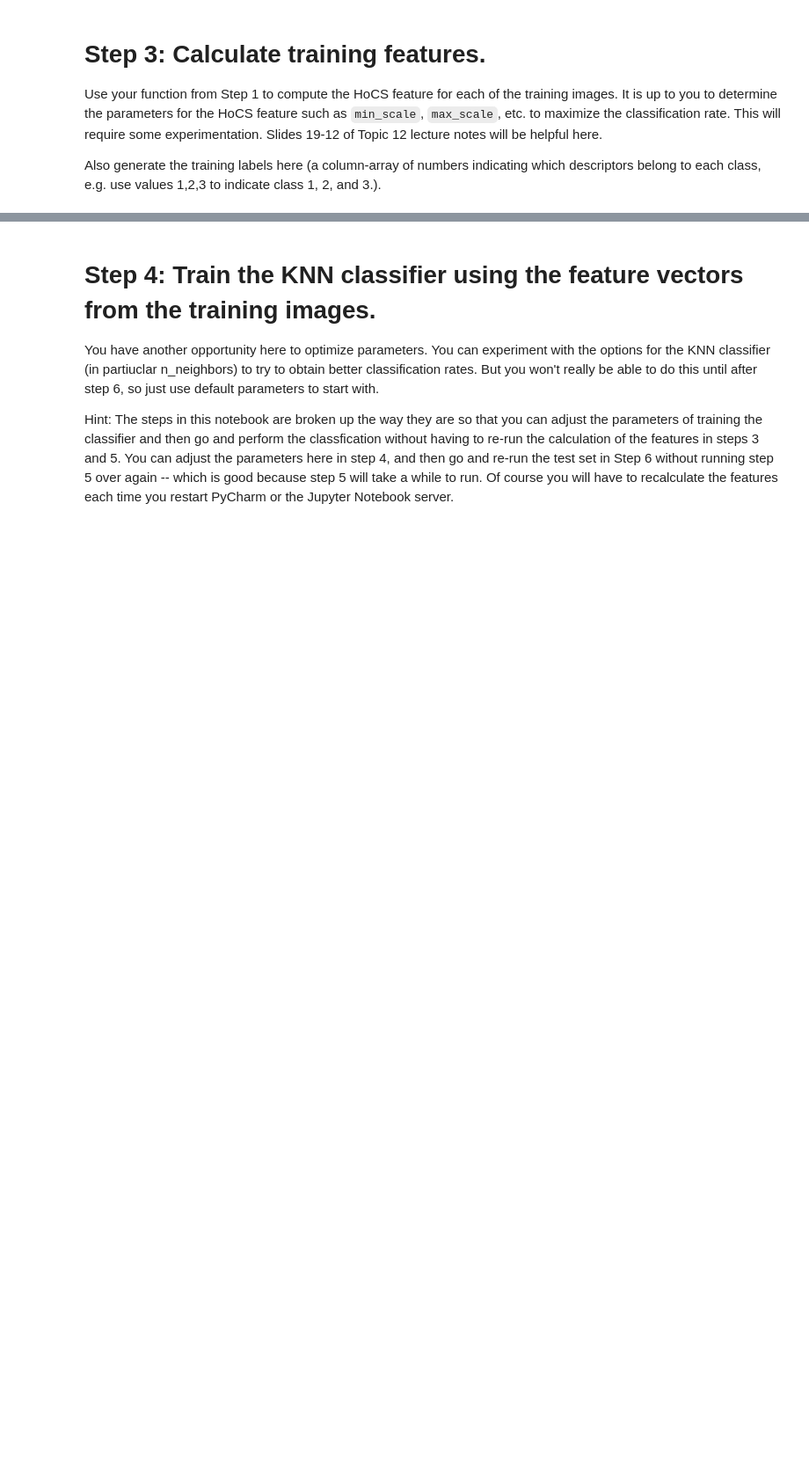
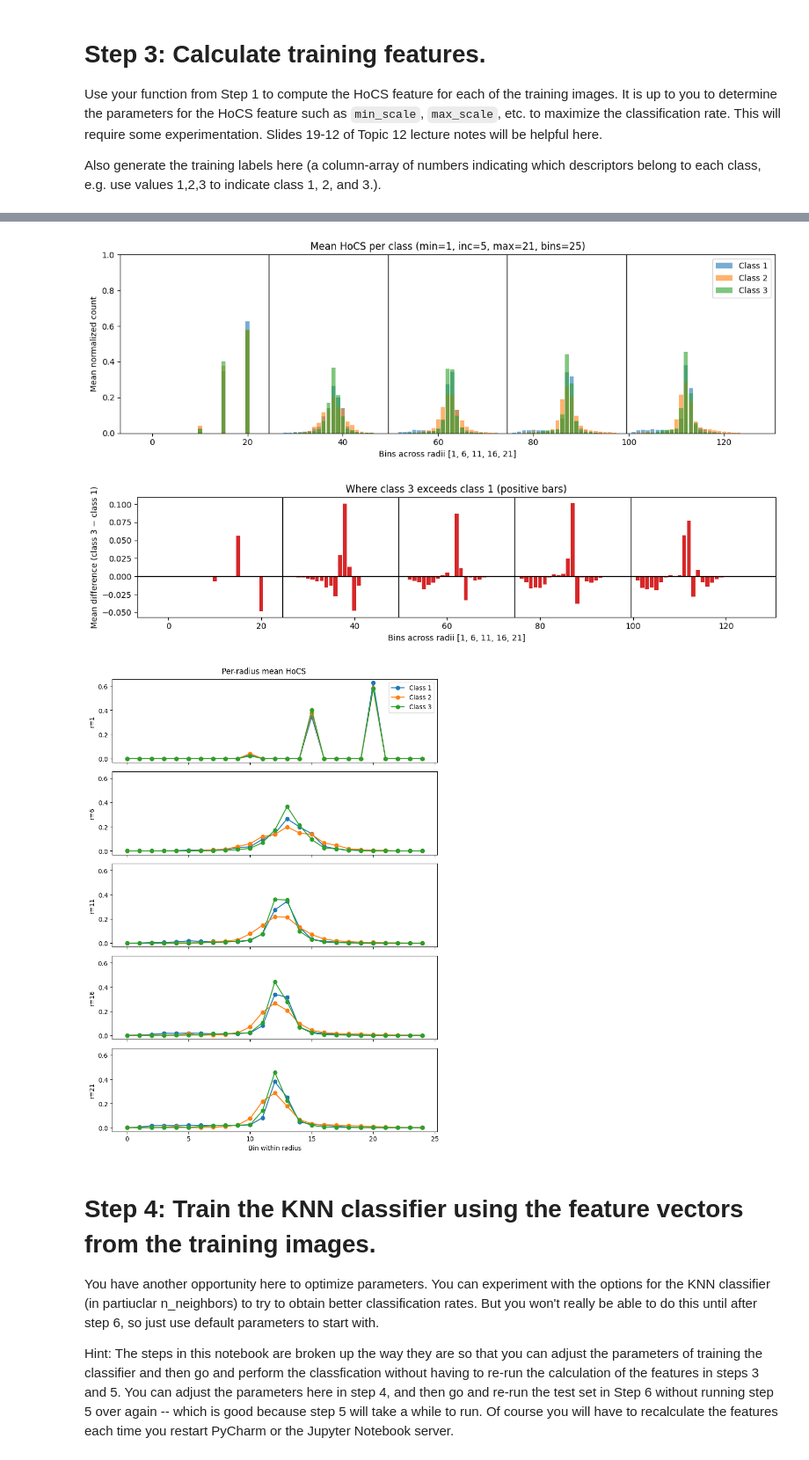
Before and after one commit to Ethan4416/CMPT819, a Jupyter notebook: Assignment 5/asn5-q1.ipynb, the cells around one changed output, grey strips where cells are left out. Shown at 88% size. Saved outputs shown, nothing was run; the diff lists cells and outputs as text; code cells hidden in the pictures; blank space fills up the shorter version.

```diff
--- a/Assignment 5/asn5-q1.ipynb
+++ b/Assignment 5/asn5-q1.ipynb
@@ -147,3 +175,73 @@ import pandas as pd
+# %%
+# Radii and dimensions
+radii = list(range(HOCS_MIN, HOCS_MAX + 1, HOCS_INC))
+n_scales = len(radii)
+bins = HOCS_BINS
+
+X = np.asarray(X_train, dtype=np.float32)
+y = np.asarray(y_train, dtype=np.int32)
+
+assert X.ndim == 2 and X.shape[1] == n_scales * bins, "Feature length must equal n_scales*bins"
+
+# Class-wise means over samples (still concatenated across scales)
+mean1 = X[y == 1].mean(axis=0)
+mean2 = X[y == 2].mean(axis=0)
+mean3 = X[y == 3].mean(axis=0)
+
+# 1) Overlay of mean histograms per class (concatenated across all radii)
+fig, ax = plt.subplots(1, 1, figsize=(12, 4))
+x = np.arange(n_scales * bins)
+
+ax.bar(x, mean1, width=0.85, alpha=0.6, label="Class 1")
+ax.bar(x, mean2, width=0.85, alpha=0.6, label="Class 2")
+ax.bar(x, mean3, width=0.85, alpha=0.6, label="Class 3")
+
+# Scale separators
+for k in range(1, n_scales):
+    ax.axvline(k * bins - 0.5, color='k', linewidth=1)
+
+ax.set_ylim(0.0, 1.0)
+ax.set_xlabel(f"Bins across radii {radii}")
+ax.set_ylabel("Mean normalized count")
+ax.set_title(f"Mean HoCS per class (min={HOCS_MIN}, inc={HOCS_INC}, max={HOCS_MAX}, bins={HOCS_BINS})")
+ax.legend()
+fig.tight_layout()
+plt.show()
+
+# 2) Targeted difference: Class 3 minus Class 1 (where positive bins favor class 3)
+fig, ax = plt.subplots(1, 1, figsize=(12, 3))
+diff31 = mean3 - mean1
+ax.bar(x, diff31, width=0.85, color="#d62728")
+for k in range(1, n_scales):
+    ax.axvline(k * bins - 0.5, color='k', linewidth=1)
+ax.axhline(0.0, color='black', linewidth=1)
+ax.set_xlabel(f"Bins across radii {radii}")
+ax.set_ylabel("Mean difference (class 3 − class 1)")
+ax.set_title("Where class 3 exceeds class 1 (positive bars)")
+fig.tight_layout()
+plt.show()
+
+# 3) Per‑radius small multiples to see separation at each scale
+fig, axes = plt.subplots(n_scales, 1, figsize=(8, 2.2 * n_scales), sharex=True, sharey=True)
+if n_scales == 1:
+    axes = [axes]
+for s in range(n_scales):
+    a = axes[s]
+    idx = slice(s * bins, (s + 1) * bins)
+    bx = np.arange(bins)
+    a.plot(bx, mean1[idx], "-o", label="Class 1")
+    a.plot(bx, mean2[idx], "-o", label="Class 2")
+    a.plot(bx, mean3[idx], "-o", label="Class 3")
+    a.set_ylabel(f"r={radii[s]}")
+axes[-1].set_xlabel("Bin within radius")
+axes[0].legend(loc="upper right")
+fig.suptitle("Per-radius mean HoCS")
+fig.tight_layout()
+plt.show()
+# %% [output]
+[figure, added]
+[figure, added]
+[figure, added]
 # %% [markdown]
 # Step 4: Train the KNN classifier using the feature vectors from the training images.
 
```
Also changed, not shown: parts of 9 cells of this notebook.
